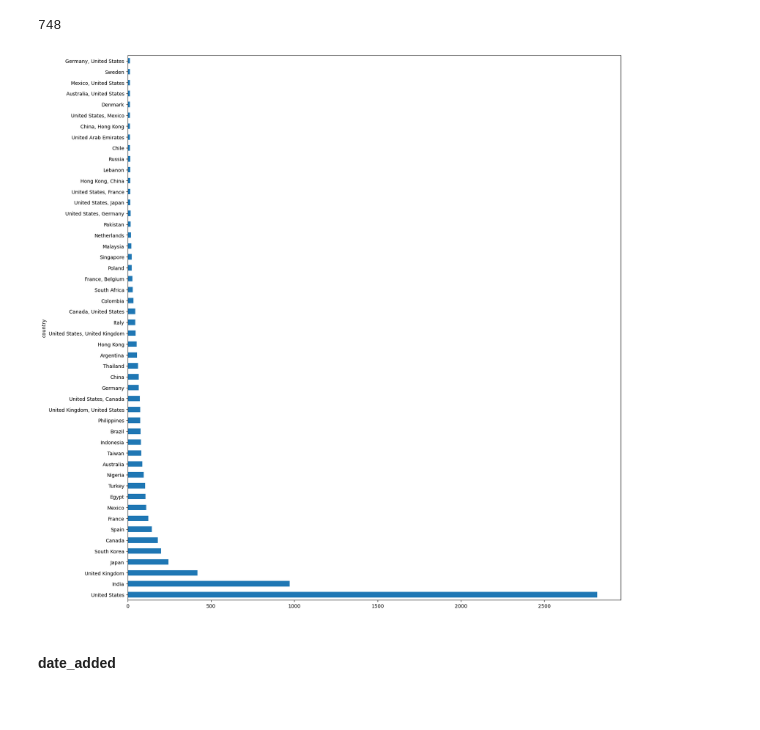
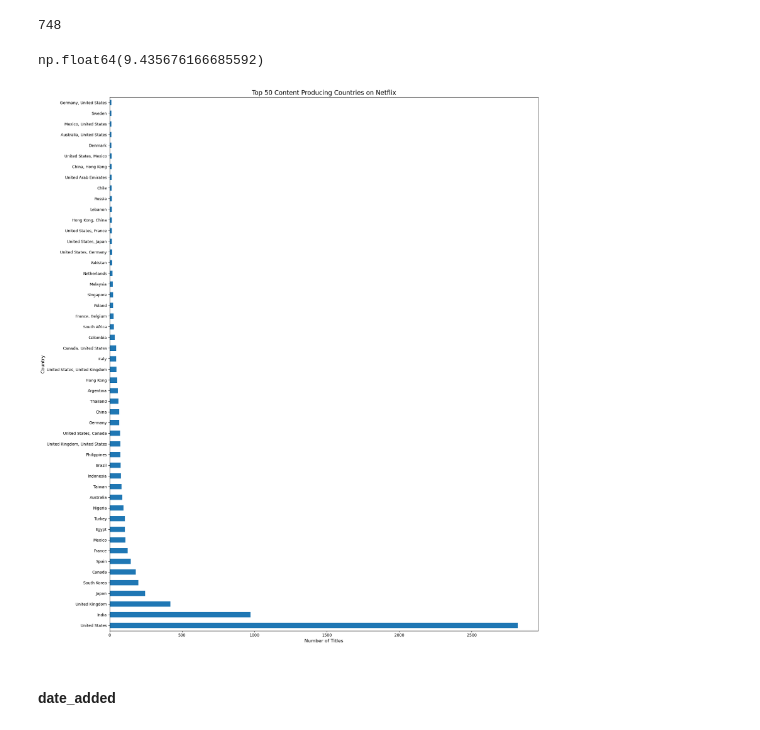
Before and after one commit to FatimaQatami/netflix_data, a Jupyter notebook: netflix_data.ipynb, the cells around one changed output. Saved outputs shown, nothing was run; the diff lists cells and outputs as text; code cells hidden in the pictures.

```diff
--- a/netflix_data.ipynb
+++ b/netflix_data.ipynb
@@ -111,11 +149,23 @@ df['cast'].nunique()
 df['country'].nunique()
 # %% [output]
 748
+# %%
+# Percentage of missing values
+
+df['country'].isna().mean()*100
+# %% [output]
+np.float64(9.435676166685592)
 # %%
+# Top 50 countries by number of titles produced
+
 df['country'].value_counts().head(50).plot(kind='barh', figsize=(18, 20))
+plt.title('Top 50 Content Producing Countries on Netflix', fontsize=16)
+plt.xlabel('Number of Titles', fontsize=12)
+plt.ylabel('Country', fontsize=12)
+plt.tight_layout()
 plt.show()
 # %% [output]
-[figure, old version]
+[figure, new version]
 # %% [markdown]
 #### date_added
 # %%
```
Also changed, not shown: parts of 35 cells of this notebook.
